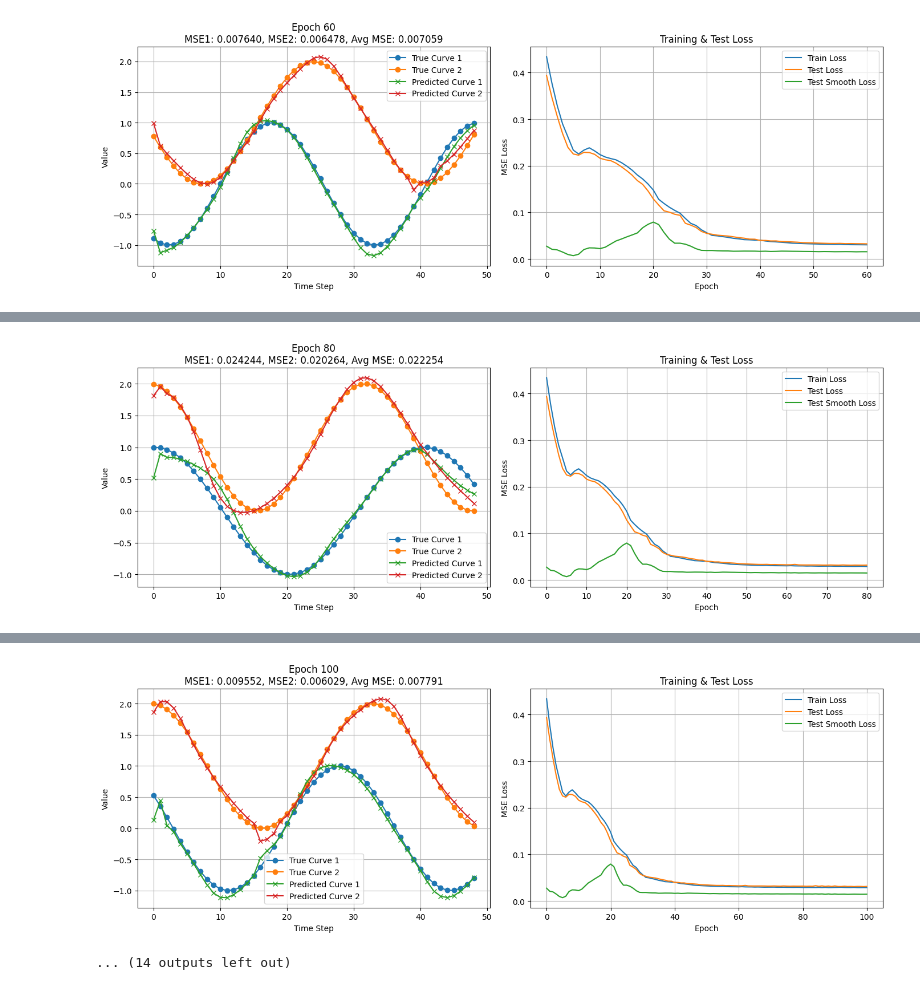
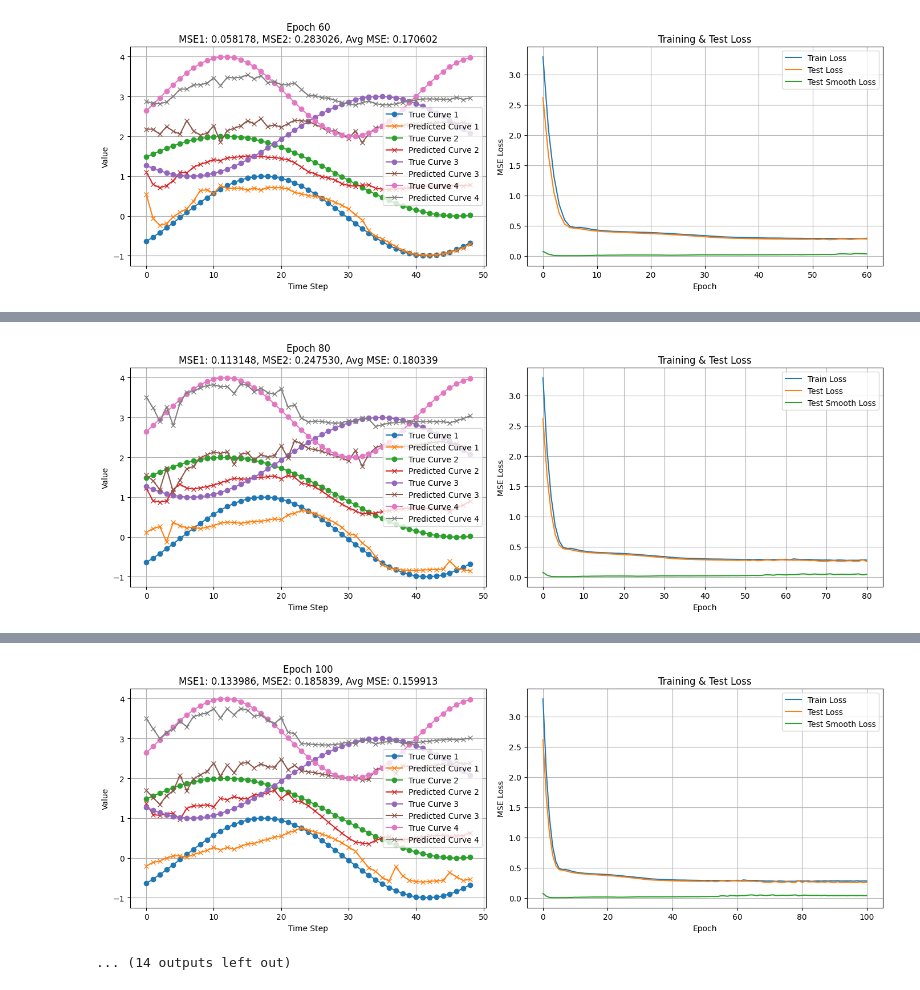
Before and after one commit to Colin16655/THESIS_Recursive_Curve_Extraction_Tool_for_Storm_Analysis_in_Historical_Seismograms, a Jupyter notebook: seismogram_curve_extraction/notebooks/LRNN_toy.ipynb, the cells around one changed output, grey strips where cells are left out. Drawn from its saved outputs; the diff is of its cells as text; code cells hidden in the pictures.

```diff
--- a/seismogram_curve_extraction/notebooks/LRNN_toy.ipynb
+++ b/seismogram_curve_extraction/notebooks/LRNN_toy.ipynb
@@ -173,9 +140,9 @@ def predict_sequence(model, sample_measurements, pred_mat, N_curves):
 # -------------------------------
 # Hyperparameters and Data Preparation
 # -------------------------------
-N_curves = 2
+N_curves = 4
 seq_length = 50         # Total length of the full sine curve sequence
-num_samples = 100
+num_samples = 200
 offset = 1.0
 
 input_size = N_curves
@@ -183,12 +150,11 @@ hidden_size = 2 * N_curves
 output_size = 2 * N_curves
 num_epochs = 250
 lr = 0.01
-batch_size = 16
+batch_size = 32
 
 # Generate synthetic data
 X_all, Y_all = generate_data(seq_length, num_samples, offset=offset, N_curves=N_curves)
 # X_all, Y_all shape: (num_samples, seq_length-1, N_curves)
-
 # Create full dataset and then split into train and test sets (80/20 split)
 full_dataset = TimeSeriesDataset(X_all, Y_all)
 train_size = int(0.8 * len(full_dataset))
@@ -229,8 +195,8 @@ for epoch in range(num_epochs):
         current_batch_size = X_batch.size(0)
         # Initialize hidden state using the first measurement of each sample
         hidden = model.init_hidden(batch_size=current_batch_size)
-        hidden[0, :, :N_curves] = X_batch[:, 0, :]
-        hidden[0, :, N_curves:] = X_batch[:, 0, :]
+        hidden[0, :, :N_curves] = X_batch[:, 1, :]
+        hidden[0, :, N_curves:] = X_batch[:, 1, :]
 
         optimizer.zero_grad()
         predicted_positions = []  # List to store predictions per time step
@@ -264,15 +230,9 @@ for epoch in range(num_epochs):
 
         # Stack predictions over time: shape (batch, time_steps, N_curves)
         predicted_seq = torch.stack(predicted_positions, dim=1)
-        # Target sequence: time steps 1 onward from the input batch
-        target_seq = Y_batch
-
-        # For display
-        sample_pred = predicted_seq[0].detach().cpu().numpy()  # shape: (time_steps, N_curves)
-        sample_target = target_seq[0].detach().cpu().numpy()     # shape: (time_steps, N_curves)
 
         # Compute standard MSE loss between prediction and target
-        mse_loss = criterion(predicted_seq, target_seq)
+        mse_loss = criterion(predicted_seq, Y_batch)
         # Compute smoothness loss by penalizing large differences between consecutive time steps
         diff = predicted_seq[:, 1:, :] - predicted_seq[:, :-1, :]
         smoothness_loss = torch.mean(diff ** 2)
@@ -297,8 +257,8 @@ for epoch in range(num_epochs):
         for X_batch, Y_batch in test_loader:
             current_batch_size = X_batch.size(0)
             hidden = model.init_hidden(batch_size=current_batch_size)
-            hidden[0, :, :N_curves] = X_batch[:, 0, :]
-            hidden[0, :, N_curves:] = X_batch[:, 0, :]
+            hidden[0, :, :N_curves] = X_batch[:, 1, :]
+            hidden[0, :, N_curves:] = X_batch[:, 1, :]
             predicted_positions = []
 
             for t in range(X_batch.size(1)):
@@ -319,8 +279,12 @@ for epoch in range(num_epochs):
                 predicted_positions.append(prediction[:, :N_curves])
 
             predicted_seq = torch.stack(predicted_positions, dim=1)
-            target_seq = Y_batch
-            mse_val = criterion(predicted_seq, target_seq)
+
+            # For display
+            sample_pred = predicted_seq[-1].detach().cpu().numpy()  # shape: (time_steps, N_curves)
+            sample_target = Y_batch[-1].detach().cpu().numpy()     # shape: (time_steps, N_curves)
+
+            mse_val = criterion(predicted_seq, Y_batch)
             diff_val = predicted_seq[:, 1:, :] - predicted_seq[:, :-1, :]
             smooth_val = torch.mean(diff_val ** 2)
             total_test_mse += mse_val.item()
@@ -347,10 +311,9 @@ for epoch in range(num_epochs):
 
         # Plot sample trajectories
         plt.subplot(1, 2, 1)
-        plt.plot(time_steps, sample_target[:, 0], label='True Curve 1', marker='o')
-        plt.plot(time_steps, sample_target[:, 1], label='True Curve 2', marker='o')
-        plt.plot(time_steps, sample_pred[:, 0], label='Predicted Curve 1', marker='x')
-        plt.plot(time_steps, sample_pred[:, 1], label='Predicted Curve 2', marker='x')
+        for i in range(N_curves):
+            plt.plot(time_steps, sample_target[:, i], label=f'True Curve {i+1}', marker='o')
+            plt.plot(time_steps, sample_pred[:, i], label=f'Predicted Curve {i+1}', marker='x')
         plt.xlabel('Time Step')
         plt.ylabel('Value')
         plt.legend()
@@ -381 +344 @@ Epoch 60, Train Loss: 0.030373, Test MSE: 0.032541, Test Smooth: 0.015535
-[figure, old version]
+[figure, new version]
@@ -383 +346 @@ Epoch 80, Train Loss: 0.029042, Test MSE: 0.031934, Test Smooth: 0.014924
-[figure, old version]
+[figure, new version]
@@ -385,2 +348,2 @@ Epoch 100, Train Loss: 0.028714, Test MSE: 0.031198, Test Smooth: 0.014453
-[figure, old version]
+[figure, new version]
 ... (14 outputs left out)
```
Also changed, not shown: parts of 4 cells of this notebook, 6 other files.
